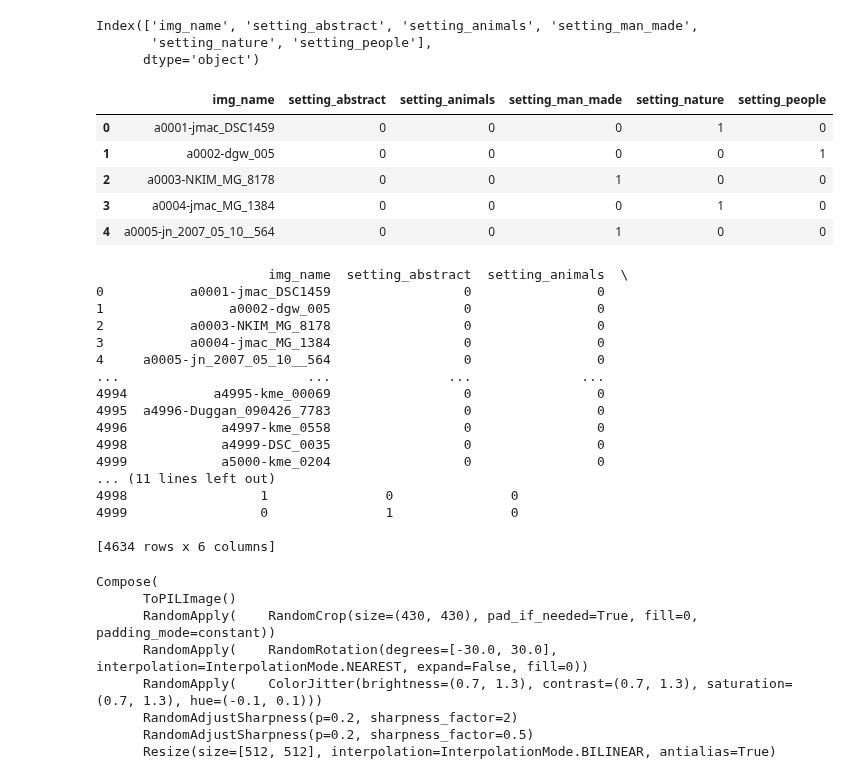
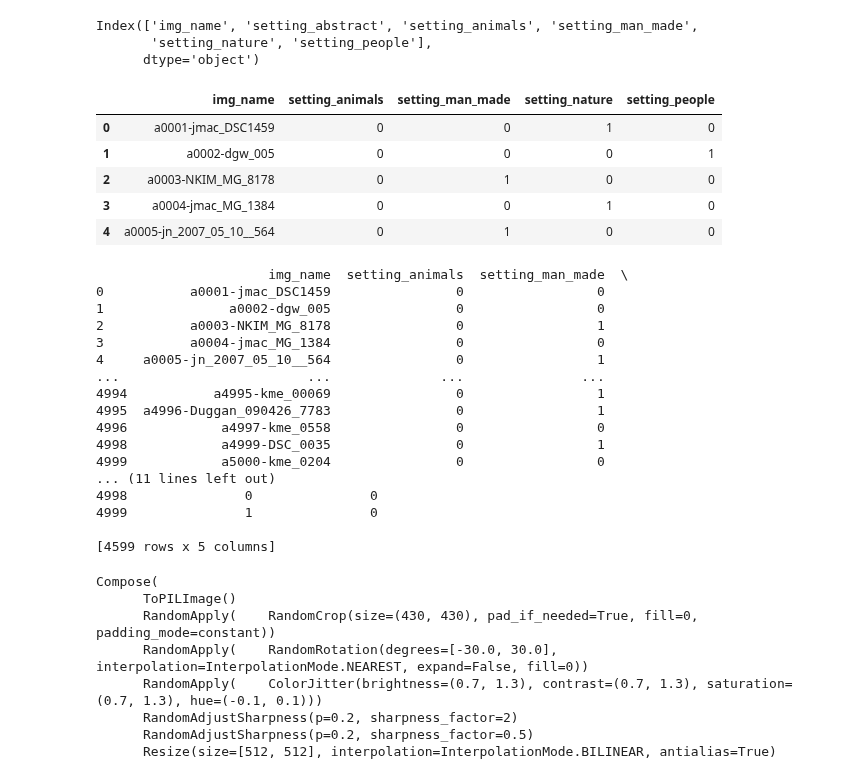
Before and after one commit to vexogon/fivekClassifierModelNew, a Jupyter notebook: latest.ipynb, the cells around one changed output. Cells and saved outputs as stored; diff of their text form; code cells hidden in the pictures.

```diff
--- a/latest.ipynb
+++ b/latest.ipynb
@@ -38,38 +38,38 @@ Index(['img_name', 'setting_abstract', 'setting_animals', 'setting_man_made',
        'setting_nature', 'setting_people'],
       dtype='object')
 # %%
-# df.drop('setting_abstract', axis=1, inplace=True)
+df.drop('setting_abstract', axis=1, inplace=True) #Abstract doesn't have enough examples
 df.head()
 # %% [output]
-|  | img_name | setting_abstract | setting_animals | setting_man_made | setting_nature | setting_people |
-| 0 | a0001-jmac_DSC1459 | 0 | 0 | 0 | 1 | 0 |
-| 1 | a0002-dgw_005 | 0 | 0 | 0 | 0 | 1 |
-| 2 | a0003-NKIM_MG_8178 | 0 | 0 | 1 | 0 | 0 |
-| 3 | a0004-jmac_MG_1384 | 0 | 0 | 0 | 1 | 0 |
-| 4 | a0005-jn_2007_05_10__564 | 0 | 0 | 1 | 0 | 0 |
+|  | img_name | setting_animals | setting_man_made | setting_nature | setting_people |
+| 0 | a0001-jmac_DSC1459 | 0 | 0 | 1 | 0 |
+| 1 | a0002-dgw_005 | 0 | 0 | 0 | 1 |
+| 2 | a0003-NKIM_MG_8178 | 0 | 1 | 0 | 0 |
+| 3 | a0004-jmac_MG_1384 | 0 | 0 | 1 | 0 |
+| 4 | a0005-jn_2007_05_10__564 | 0 | 1 | 0 | 0 |
 # %%
 #Remove any rows without any class
 filtered_df = df[(df == 1).any(axis=1)]
 print(filtered_df)
 df = filtered_df #Set as main dataset
 # %% [output]
-                      img_name  setting_abstract  setting_animals  \
-0           a0001-jmac_DSC1459                 0                0
-1                a0002-dgw_005                 0                0
-2           a0003-NKIM_MG_8178                 0                0
-3           a0004-jmac_MG_1384                 0                0
-4     a0005-jn_2007_05_10__564                 0                0
-...                        ...               ...              ...
-4994           a4995-kme_00069                 0                0
-4995  a4996-Duggan_090426_7783                 0                0
-4996            a4997-kme_0558                 0                0
-4998            a4999-DSC_0035                 0                0
-4999            a5000-kme_0204                 0                0
+                      img_name  setting_animals  setting_man_made  \
+0           a0001-jmac_DSC1459                0                 0
+1                a0002-dgw_005                0                 0
+2           a0003-NKIM_MG_8178                0                 1
+3           a0004-jmac_MG_1384                0                 0
+4     a0005-jn_2007_05_10__564                0                 1
+...                        ...              ...               ...
+4994           a4995-kme_00069                0                 1
+4995  a4996-Duggan_090426_7783                0                 1
+4996            a4997-kme_0558                0                 0
+4998            a4999-DSC_0035                0                 1
+4999            a5000-kme_0204                0                 0
 ... (11 lines left out)
-4998                 1               0               0
-4999                 0               1               0
+4998               0               0
+4999               1               0
 
-[4634 rows x 6 columns]
+[4599 rows x 5 columns]
 # %%
 device = torch.device("cuda")
 # %%
```
Also changed, not shown: parts of 10 cells of this notebook.
